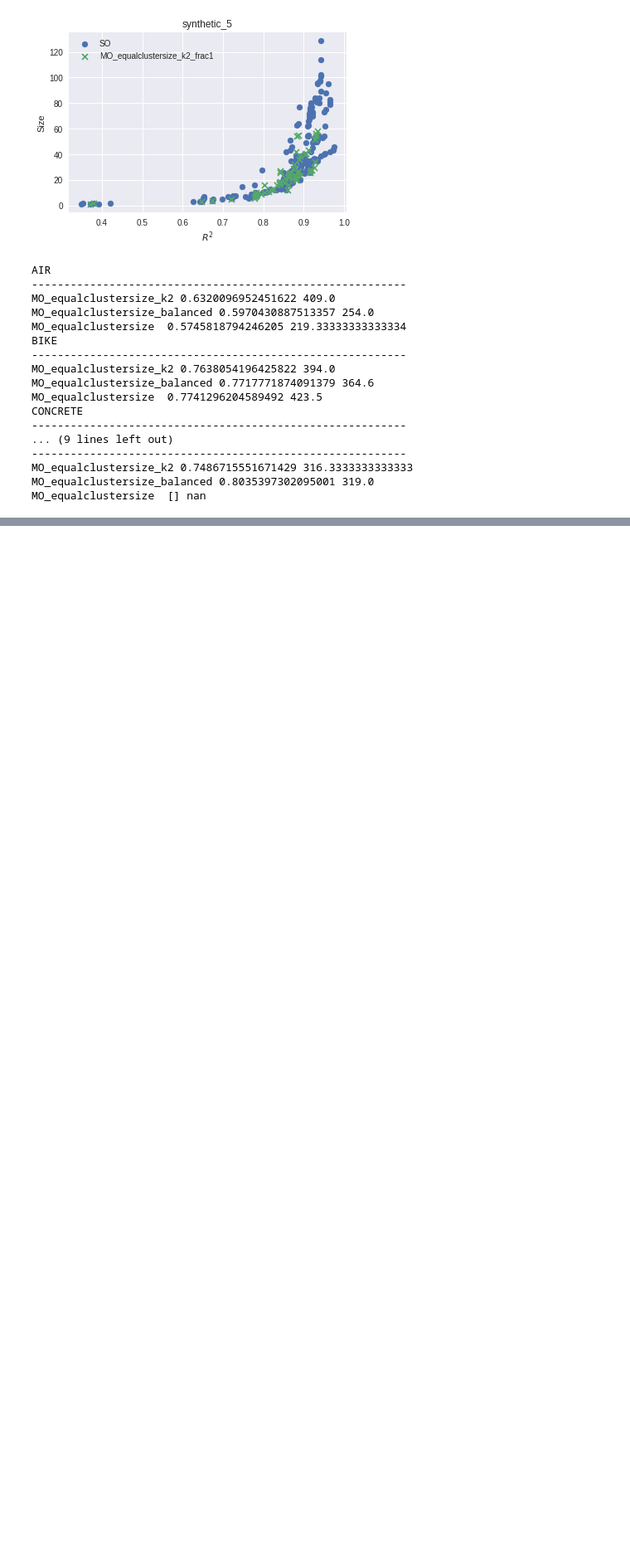
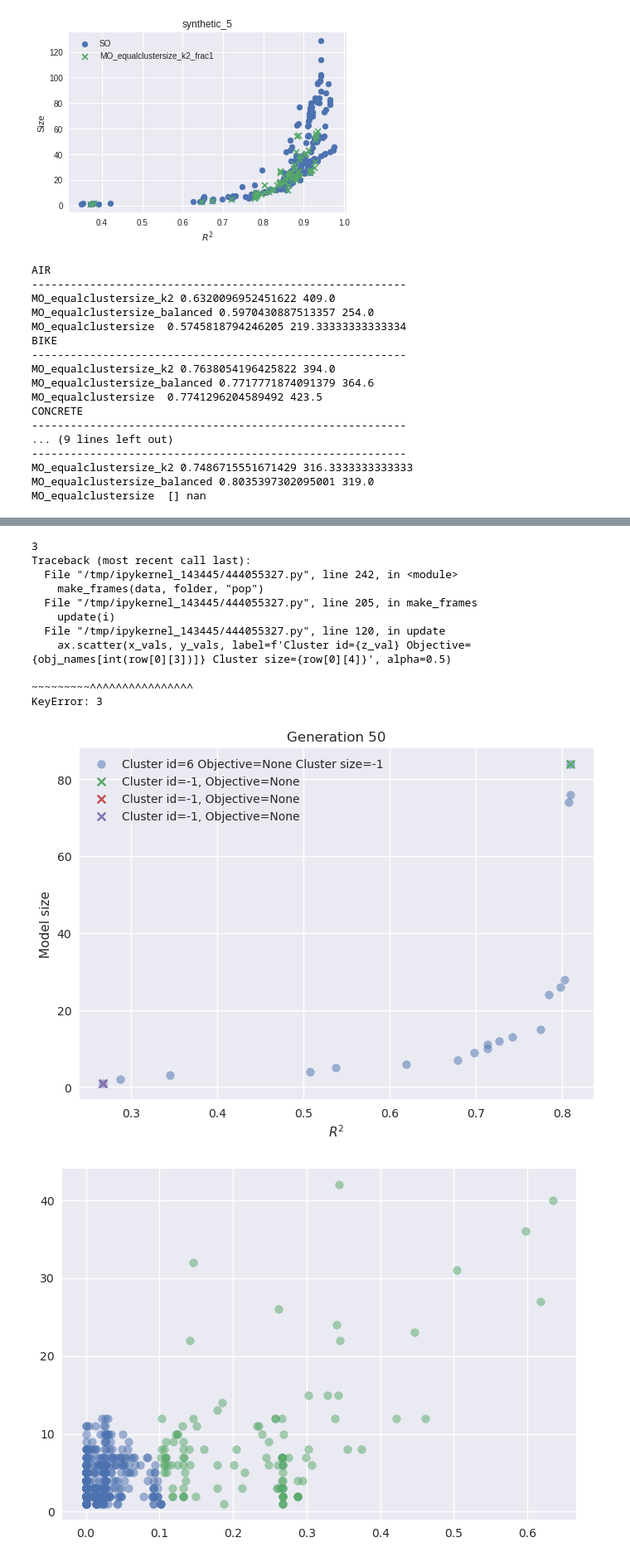
Before and after one commit to matigekunstintelligentie/MultiGPG, a Jupyter notebook: aggregate_MO.ipynb, the cells around one changed output, grey strips where cells are left out. Shown at 83% size. Cells and saved outputs as stored; diff of their text form; code cells hidden in the pictures; blank space fills up the shorter version.

```diff
--- a/aggregate_MO.ipynb
+++ b/aggregate_MO.ipynb
@@ -625,14 +658,14 @@ SO_equalclustersize  0.8163877917246246 307.44444444444446
 # %% [markdown]
 # Ablations
 # %%
-algorithms = ["MO_equalclustersize", "MO_balanced", "MO_k2", "MO_frac1", "SO"]
+algorithms = ["MO_equalclustersize_balanced", "MO_equalclustersize_k2", "MO_equalclustersize_frac1", "SO"]
 for dataset in datasets:
-    print(dataset.upper())
+    print("DATASET:", dataset.upper())
     print("-"*58)
     meds = []
 
     for algorithm in algorithms:
-        print(algorithm.ljust(20), dataset_filename[dataset][algorithm]["avg_hv"], np.mean(dataset_filename[dataset][algorithm]["gens"]))
+        print(algorithm.ljust(35), "{:.3}".format(dataset_filename[dataset][algorithm]["avg_hv"]), np.mean(dataset_filename[dataset][algorithm]["gens"]))
         meds.append(dataset_filename[dataset][algorithm]["hvs"])
  # Find the length of the shortest list
     min_length = min(len(lst) for lst in meds)
@@ -640,7 +673,7 @@ for dataset in datasets:
     # Truncate each list to the shortest length
     meds = [lst[:min_length] for lst in meds]
     try:
-        print(algorithms[get_significantly_better_index(meds)])
+        print("Significantly better:", algorithms[get_significantly_better_index(meds)])
     except:
         pass
 # %% [output]
@@ -706,21 +738,20 @@ MO_equalclustersize_k2_sample
 # %%
 algorithms = ["MO_equalclustersize_k2_discounted", "MO_equalclustersize_k2", "MO_equalclustersize_balanced_discounted", "MO_equalclustersize_balanced", "SO"]
 for dataset in datasets:
-    print(dataset.upper())
+    print("DATASET:", dataset.upper())
     print("-"*58)
     meds = []
 
     for algorithm in algorithms:
-        print(algorithm.ljust(20), dataset_filename[dataset][algorithm]["avg_hv_discount"], np.mean(dataset_filename[dataset][algorithm]["gens"]))
+        print(algorithm.ljust(40), "{:.3}".format(dataset_filename[dataset][algorithm]["avg_hv_discount"]), np.mean(dataset_filename[dataset][algorithm]["gens"]))
         meds.append(dataset_filename[dataset][algorithm]["hvs_discount"])
-    # Find the length of the shortest list
+ # Find the length of the shortest list
     min_length = min(len(lst) for lst in meds)
 
     # Truncate each list to the shortest length
     meds = [lst[:min_length] for lst in meds]
     try:
-        print(algorithms[get_significantly_better_index(meds)])
-    except Exception as e:
-        print(e)
+        print("Significantly better:", algorithms[get_significantly_better_index(meds)])
+    except:
         pass
 # %% [output]
@@ -1160,32 +1199,28 @@ def rreplace(s, old, new, occurrence):
     li = s.rsplit(old, occurrence)
     return new.join(li)
 
-for filename in ["./results/3hr2objslogpop/pop/5_MO_concrete.csv", "./results/3hr2objslogpop/pop/5_MO_balanced_concrete.csv", "./results/3hr2objslogpop/pop/5_SO_concrete.csv", "./results/3hr2objslogpop/pop/5_MO_k2_concrete.csv", "./results/3hr2objslogpop/5_MO_equalclustersize_k2_concrete.csv"]:
-    folder = "3hr2objslogpop"
-    print(folder)
-    df_var = pd.read_csv(filename,header=None, sep="\t").iloc[-1][7]
+for filename in ["./results/3hr2objslogpop/pop/11_MO_concrete.csv", "./results/3hr2objslogpop/pop/11_MO_balanced_concrete.csv", "./results/3hr2objslogpop/pop/11_SO_concrete.csv", "./results/3hr2objslogpop/pop/11_MO_k2_concrete.csv"]:
+    folder = filename.split("/")[-1][3:-4]
+
+    df_var = pd.read_csv(filename.replace("/pop/","/"),header=None, sep="\t").iloc[-1][7]
+
     df = read_tsv_file(filename)
 
+    try:
+        processed_data, processed_cluster_data, processed_donor_data, processed_front_data, processed_minmax, max_len, max_mse, max_complexity = process_rows(df, df_var)
 
+        data = processed_front_data[:50]
+        minmax = processed_minmax
+        make_frames(data, folder, "front")
 
-
-
-
-try:
-    processed_data, processed_cluster_data, processed_donor_data, processed_front_data, processed_minmax, max_len, max_mse, max_complexity = process_rows(df, df_var)
-
-    data = processed_front_data[:50]
-    minmax = processed_minmax
-    make_frames(data, folder, "front")
-
-    data = processed_cluster_data[:50]
-    make_frames(data, folder, "pop")
-#
-# data = processed_cluster_data
-# data2 = processed_donor_data
-# make_frames2(data, data2, folder, "donors")
-except Exception as e:
-    print(e)
-    print(traceback.format_exc())
-    pass
+        data = processed_cluster_data[:50]
+        make_frames(data, folder, "pop")
+    #
+    # data = processed_cluster_data
+    # data2 = processed_donor_data
+    # make_frames2(data, data2, folder, "donors")
+    except Exception as e:
+        print(e)
+        print(traceback.format_exc())
+        pass
 # %% [output]
@@ -1193,0 +1247,12 @@ FileNotFoundError: [Errno 2] No such file or directory: './results/3hr2objslogpo
+3
+Traceback (most recent call last):
+  File "/tmp/ipykernel_143445/444055327.py", line 242, in <module>
+    make_frames(data, folder, "pop")
+  File "/tmp/ipykernel_143445/444055327.py", line 205, in make_frames
+    update(i)
+  File "/tmp/ipykernel_143445/444055327.py", line 120, in update
+    ax.scatter(x_vals, y_vals, label=f'Cluster id={z_val} Objective={obj_names[int(row[0][3])]} Cluster size={row[0][4]}', alpha=0.5)
+                                                                     ~~~~~~~~~^^^^^^^^^^^^^^^^
+KeyError: 3
+[figure, added]
+[figure, added]
```
Also changed, not shown: parts of 11 cells of this notebook, 1 other file.
